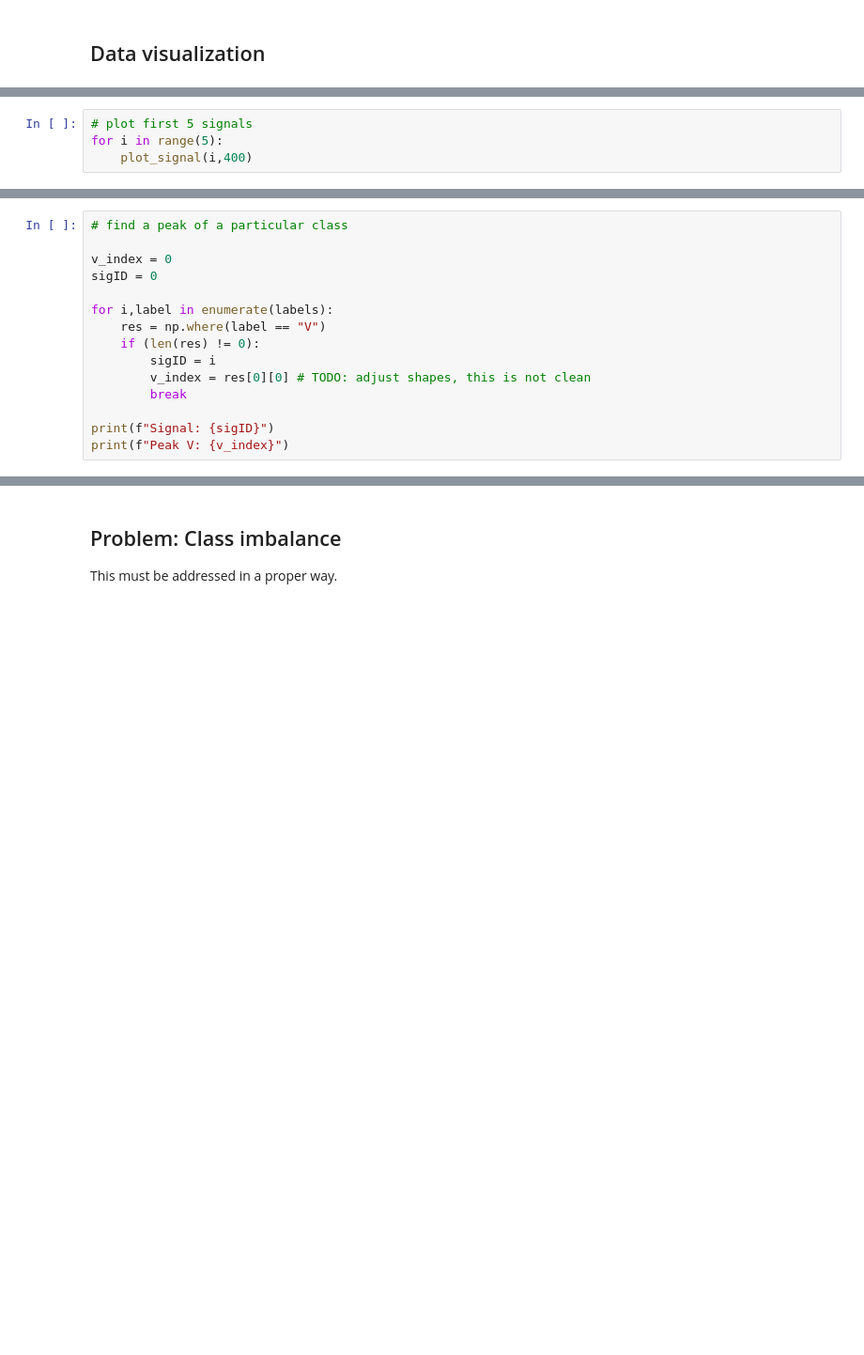
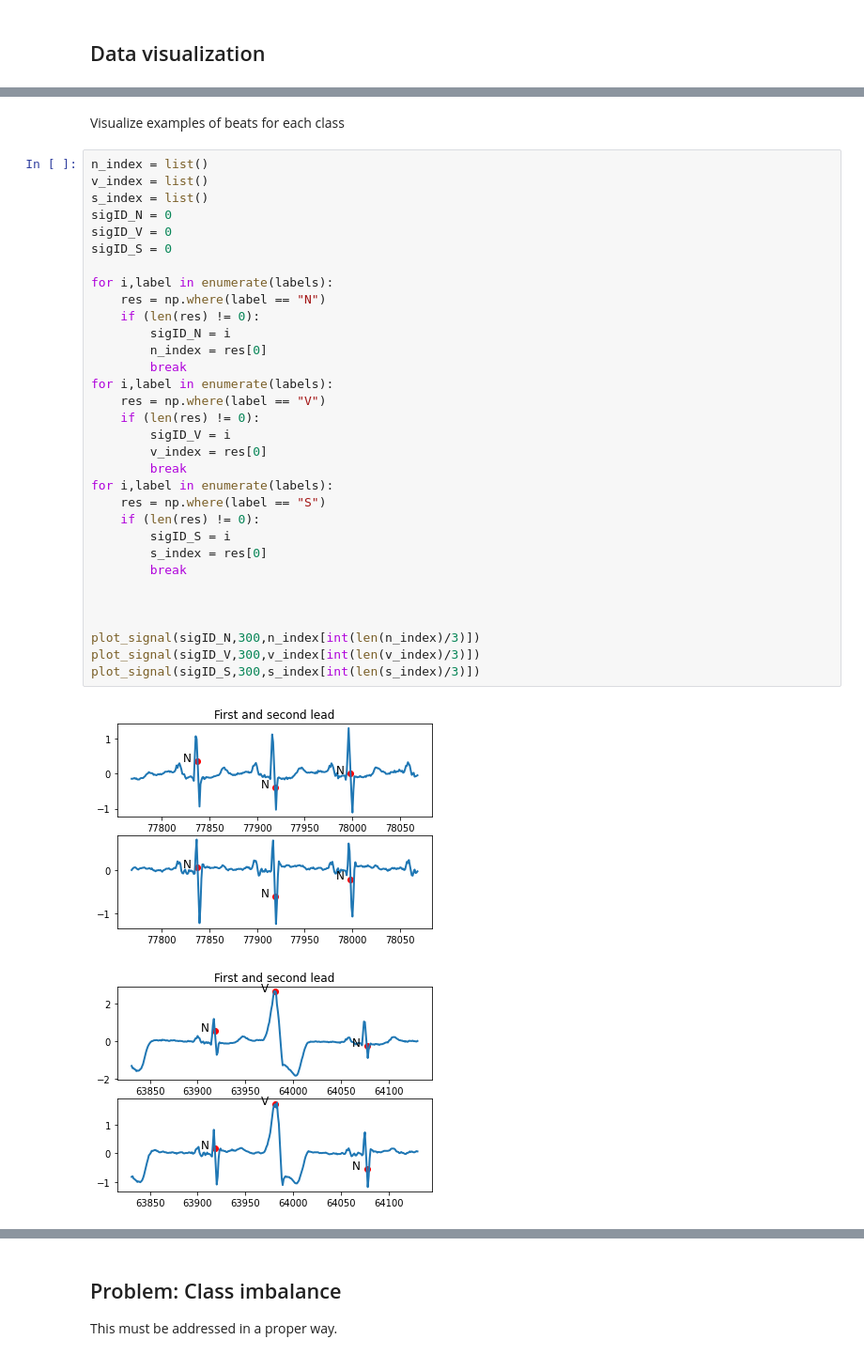
Before and after one commit to simonetome/Heartbeat-NSV-classification, a Jupyter notebook: DataVisualization.ipynb, the cells around one changed output, grey strips where cells are left out. Shown: that part at 94% size. Cells and saved outputs as stored; diff of their text form; blank space fills up the shorter version.

```diff
--- a/DataVisualization.ipynb
+++ b/DataVisualization.ipynb
@@ -112,6 +120,2 @@ def plot_signal(sigID,length):
 
     plt.show()
-# %%
-# plot first 5 signals
-for i in range(5):
-    plot_signal(i,400)
@@ -143,15 +121,0 @@ def create_patch(sigID,peakID):
-# %%
-# find a peak of a particular class
-
-v_index = 0
-sigID = 0
-
-for i,label in enumerate(labels):
-    res = np.where(label == "V")
-    if (len(res) != 0):
-        sigID = i
-        v_index = res[0][0] # TODO: adjust shapes, this is not clean
-        break
-
-print(f"Signal: {sigID}")
-print(f"Peak V: {v_index}")
@@ -170,0 +122,37 @@ create_patch(0,17)  # ventricular V
+# %% [markdown]
+Visualize examples of beats for each class
+# %%
+n_index = list()
+v_index = list()
+s_index = list()
+sigID_N = 0
+sigID_V = 0
+sigID_S = 0
+
+for i,label in enumerate(labels):
+    res = np.where(label == "N")
+    if (len(res) != 0):
+        sigID_N = i
+        n_index = res[0]
+        break
+for i,label in enumerate(labels):
+    res = np.where(label == "V")
+    if (len(res) != 0):
+        sigID_V = i
+        v_index = res[0]
+        break
+for i,label in enumerate(labels):
+    res = np.where(label == "S")
+    if (len(res) != 0):
+        sigID_S = i
+        s_index = res[0]
+        break
+
+
+
+plot_signal(sigID_N,300,n_index[int(len(n_index)/3)])
+plot_signal(sigID_V,300,v_index[int(len(v_index)/3)])
+plot_signal(sigID_S,300,s_index[int(len(s_index)/3)])
+# %% [output]
+[figure, added]
+[figure, added]
```
Also changed, not shown: parts of 15 cells of this notebook, 1 other file.
